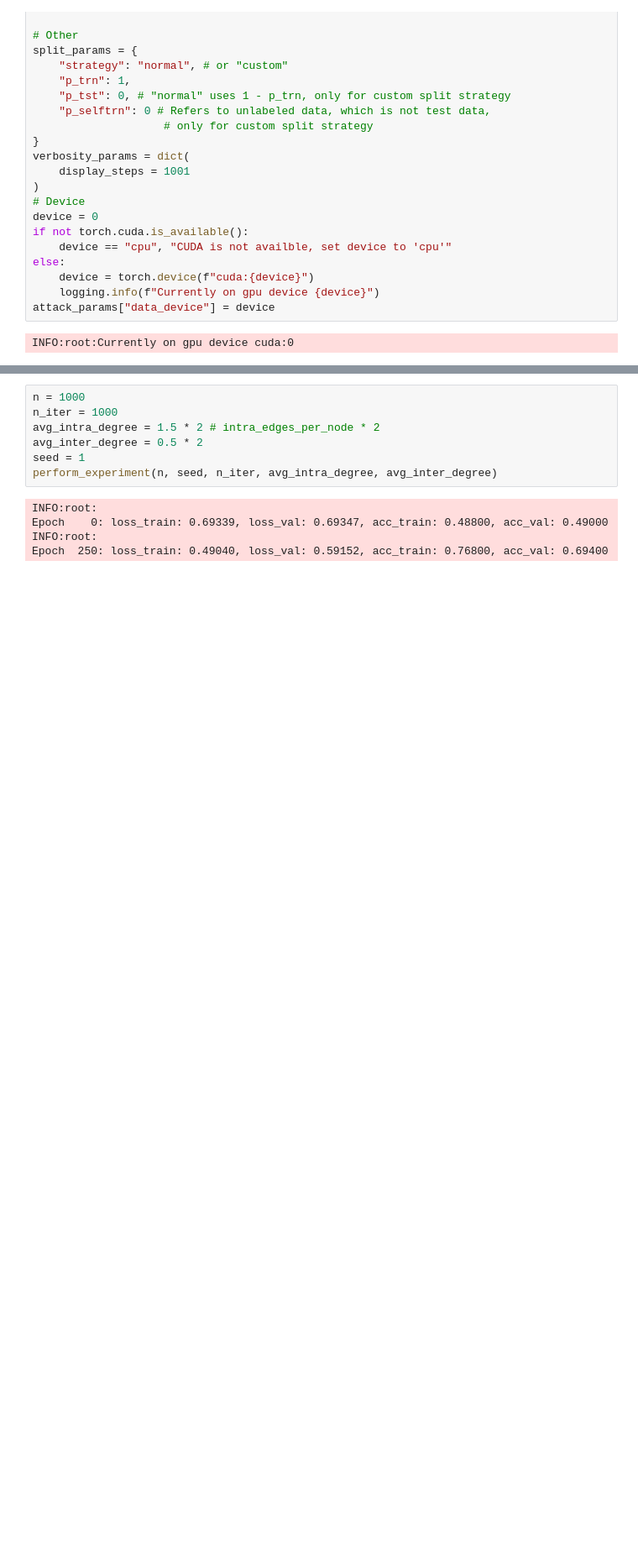
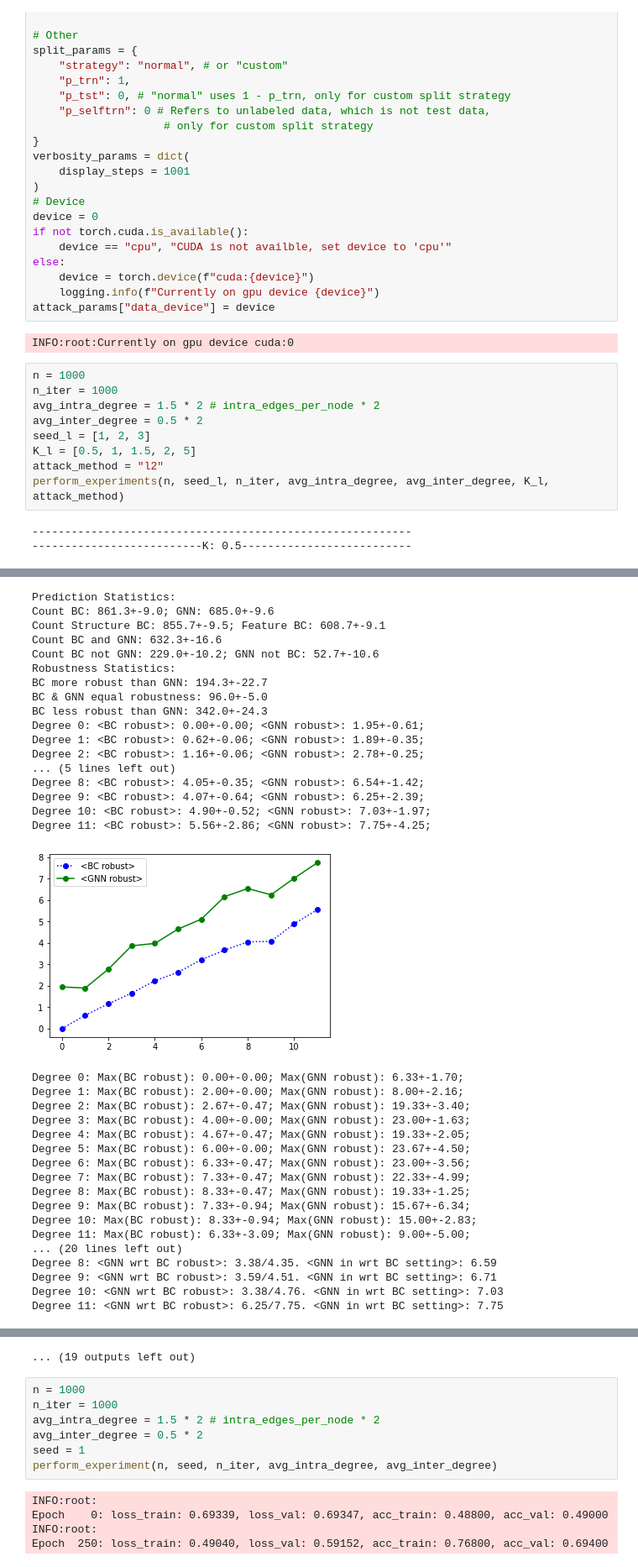
Before and after one commit to saper0/revisiting_robustness, a Jupyter notebook: eval_robustness.ipynb, the cells around one changed output, grey strips where cells are left out. Shown at 84% size. Drawn from its saved outputs; the diff is of its cells as text; blank space fills up the shorter version.

```diff
--- a/eval_robustness.ipynb
+++ b/eval_robustness.ipynb
@@ -312,3 +446,15 @@ else:
 attack_params["data_device"] = device
 # %% [output]
 INFO:root:Currently on gpu device cuda:0
+# %%
+n = 1000
+n_iter = 1000
+avg_intra_degree = 1.5 * 2 # intra_edges_per_node * 2
+avg_inter_degree = 0.5 * 2
+seed_l = [1, 2, 3]
+K_l = [0.5, 1, 1.5, 2, 5]
+attack_method = "l2"
+perform_experiments(n, seed_l, n_iter, avg_intra_degree, avg_inter_degree, K_l, attack_method)
+# %% [output]
+----------------------------------------------------------
+--------------------------K: 0.5--------------------------
@@ -314,0 +473,35 @@ INFO:root:Currently on gpu device cuda:0
+Prediction Statistics:
+Count BC: 861.3+-9.0; GNN: 685.0+-9.6
+Count Structure BC: 855.7+-9.5; Feature BC: 608.7+-9.1
+Count BC and GNN: 632.3+-16.6
+Count BC not GNN: 229.0+-10.2; GNN not BC: 52.7+-10.6
+Robustness Statistics:
+BC more robust than GNN: 194.3+-22.7
+BC & GNN equal robustness: 96.0+-5.0
+BC less robust than GNN: 342.0+-24.3
+Degree 0: <BC robust>: 0.00+-0.00; <GNN robust>: 1.95+-0.61;
+Degree 1: <BC robust>: 0.62+-0.06; <GNN robust>: 1.89+-0.35;
+Degree 2: <BC robust>: 1.16+-0.06; <GNN robust>: 2.78+-0.25;
+... (5 lines left out)
+Degree 8: <BC robust>: 4.05+-0.35; <GNN robust>: 6.54+-1.42;
+Degree 9: <BC robust>: 4.07+-0.64; <GNN robust>: 6.25+-2.39;
+Degree 10: <BC robust>: 4.90+-0.52; <GNN robust>: 7.03+-1.97;
+Degree 11: <BC robust>: 5.56+-2.86; <GNN robust>: 7.75+-4.25;
+[figure, added]
+Degree 0: Max(BC robust): 0.00+-0.00; Max(GNN robust): 6.33+-1.70;
+Degree 1: Max(BC robust): 2.00+-0.00; Max(GNN robust): 8.00+-2.16;
+Degree 2: Max(BC robust): 2.67+-0.47; Max(GNN robust): 19.33+-3.40;
+Degree 3: Max(BC robust): 4.00+-0.00; Max(GNN robust): 23.00+-1.63;
+Degree 4: Max(BC robust): 4.67+-0.47; Max(GNN robust): 19.33+-2.05;
+Degree 5: Max(BC robust): 6.00+-0.00; Max(GNN robust): 23.67+-4.50;
+Degree 6: Max(BC robust): 6.33+-0.47; Max(GNN robust): 23.00+-3.56;
+Degree 7: Max(BC robust): 7.33+-0.47; Max(GNN robust): 22.33+-4.99;
+Degree 8: Max(BC robust): 8.33+-0.47; Max(GNN robust): 19.33+-1.25;
+Degree 9: Max(BC robust): 7.33+-0.94; Max(GNN robust): 15.67+-6.34;
+Degree 10: Max(BC robust): 8.33+-0.94; Max(GNN robust): 15.00+-2.83;
+Degree 11: Max(BC robust): 6.33+-3.09; Max(GNN robust): 9.00+-5.00;
+... (20 lines left out)
+Degree 8: <GNN wrt BC robust>: 3.38/4.35. <GNN in wrt BC setting>: 6.59
+Degree 9: <GNN wrt BC robust>: 3.59/4.51. <GNN in wrt BC setting>: 6.71
+Degree 10: <GNN wrt BC robust>: 3.38/4.76. <GNN in wrt BC setting>: 7.03
+Degree 11: <GNN wrt BC robust>: 6.25/7.75. <GNN in wrt BC setting>: 7.75
@@ -315,3 +561,4 @@ INFO:root:Currently on gpu device cuda:0
+... (19 outputs left out)
 # %%
 n = 1000
 n_iter = 1000
```
Also changed, not shown: parts of 7 cells of this notebook.
